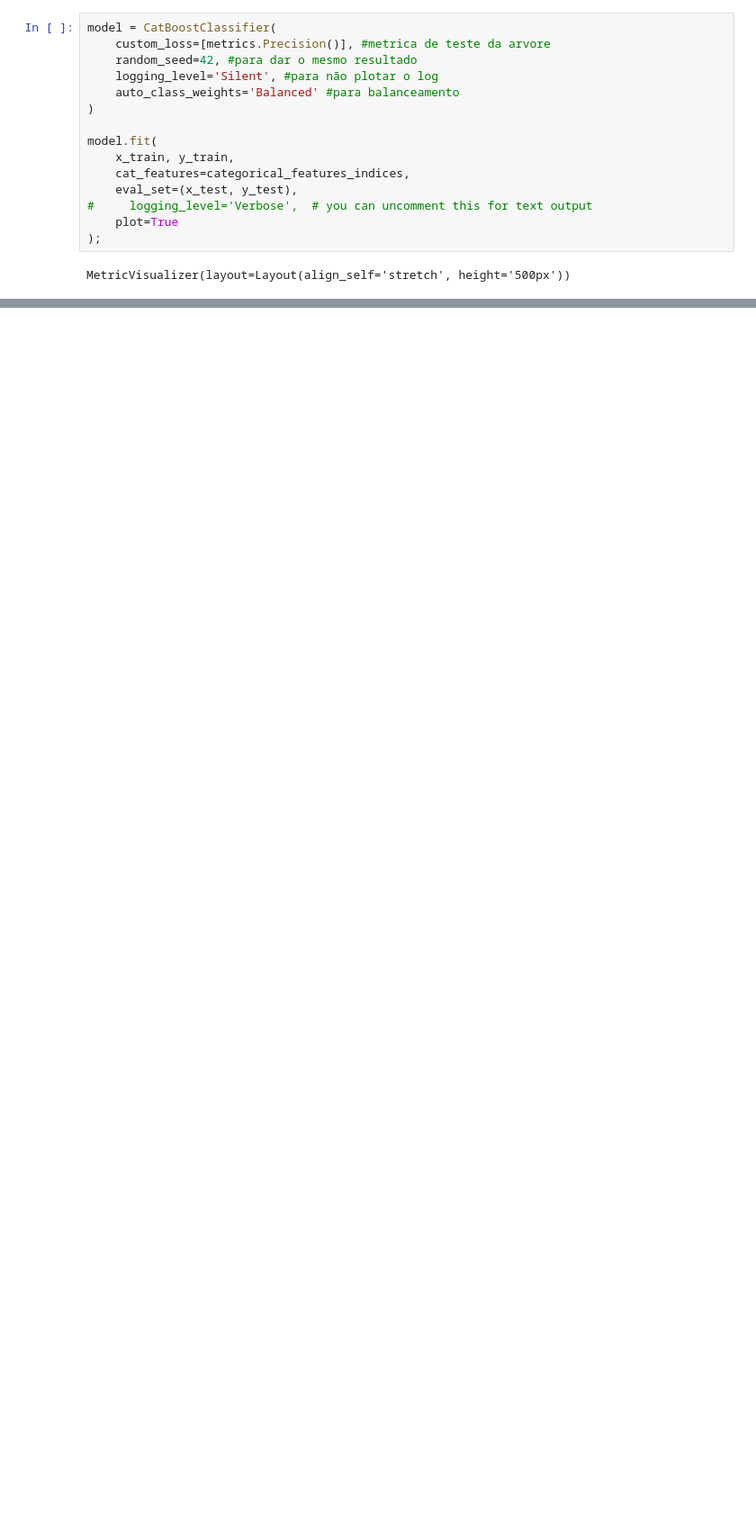
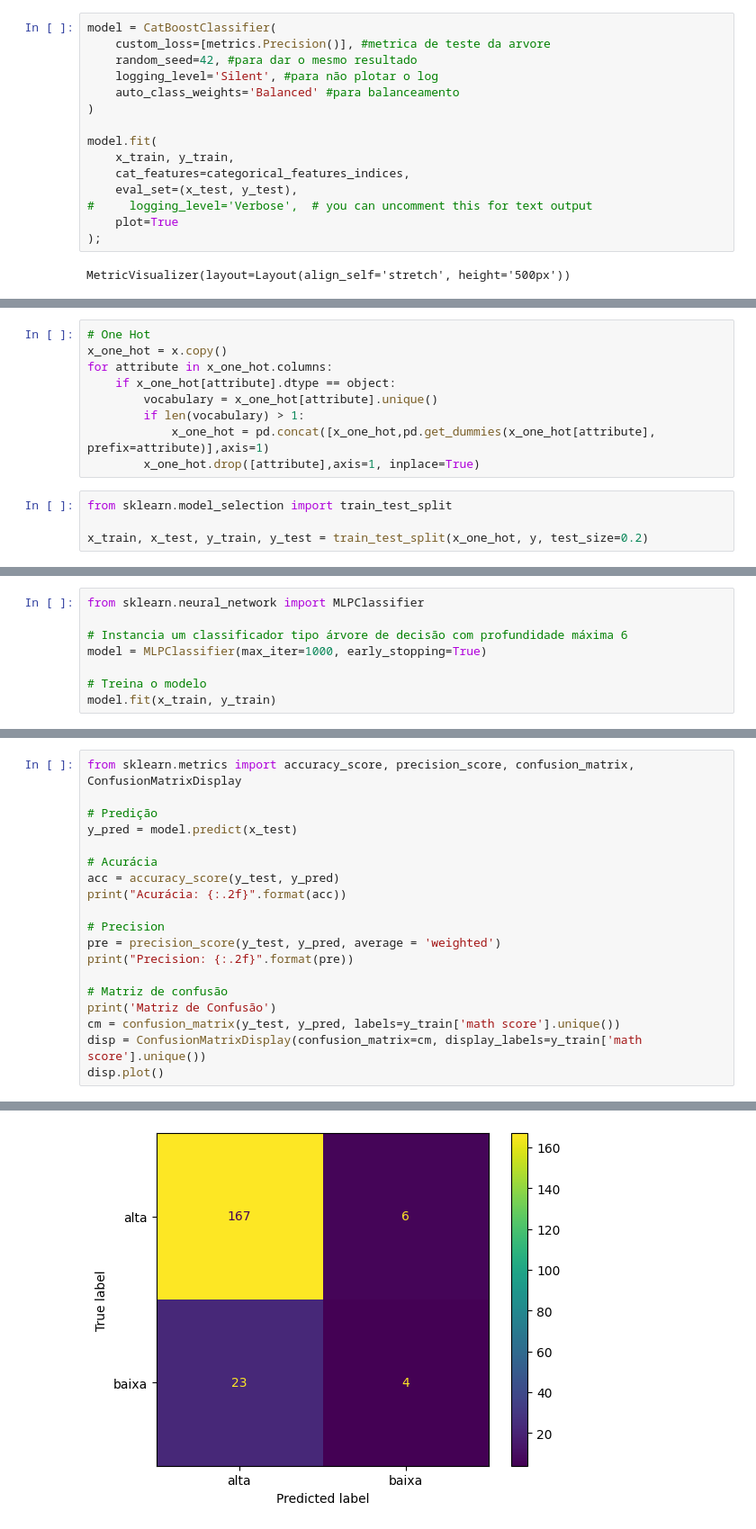
Before and after one commit to isarps/ai-python, a Jupyter notebook: Exams.ipynb, the cells around one changed output, grey strips where cells are left out. Shown at 90% size. Saved outputs shown, nothing was run; the diff lists cells and outputs as text; blank space fills up the shorter version.

```diff
--- a/Exams.ipynb
+++ b/Exams.ipynb
@@ -136,0 +143,13 @@ Matriz de Confusão
+# %%
+# One Hot
+x_one_hot = x.copy()
+for attribute in x_one_hot.columns:
+    if x_one_hot[attribute].dtype == object:
+        vocabulary = x_one_hot[attribute].unique()
+        if len(vocabulary) > 1:
+            x_one_hot = pd.concat([x_one_hot,pd.get_dummies(x_one_hot[attribute], prefix=attribute)],axis=1)
+        x_one_hot.drop([attribute],axis=1, inplace=True)
+# %%
+from sklearn.model_selection import train_test_split
+
+x_train, x_test, y_train, y_test = train_test_split(x_one_hot, y, test_size=0.2)
@@ -136,0 +165,8 @@ Matriz de Confusão
+# %%
+from sklearn.neural_network import MLPClassifier
+
+# Instancia um classificador tipo árvore de decisão com profundidade máxima 6
+model = MLPClassifier(max_iter=1000, early_stopping=True)
+
+# Treina o modelo
+model.fit(x_train, y_train)
@@ -136,0 +175,20 @@ Matriz de Confusão
+# %%
+from sklearn.metrics import accuracy_score, precision_score, confusion_matrix, ConfusionMatrixDisplay
+
+# Predição
+y_pred = model.predict(x_test)
+
+# Acurácia
+acc = accuracy_score(y_test, y_pred)
+print("Acurácia: {:.2f}".format(acc))
+
+# Precision
+pre = precision_score(y_test, y_pred, average = 'weighted')
+print("Precision: {:.2f}".format(pre))
+
+# Matriz de confusão
+print('Matriz de Confusão')
+cm = confusion_matrix(y_test, y_pred, labels=y_train['math score'].unique())
+disp = ConfusionMatrixDisplay(confusion_matrix=cm, display_labels=y_train['math score'].unique())
+disp.plot()
+# %% [output]
@@ -136,0 +199 @@ Matriz de Confusão
+[figure, added]
```
Also changed, not shown: parts of 11 cells of this notebook.
